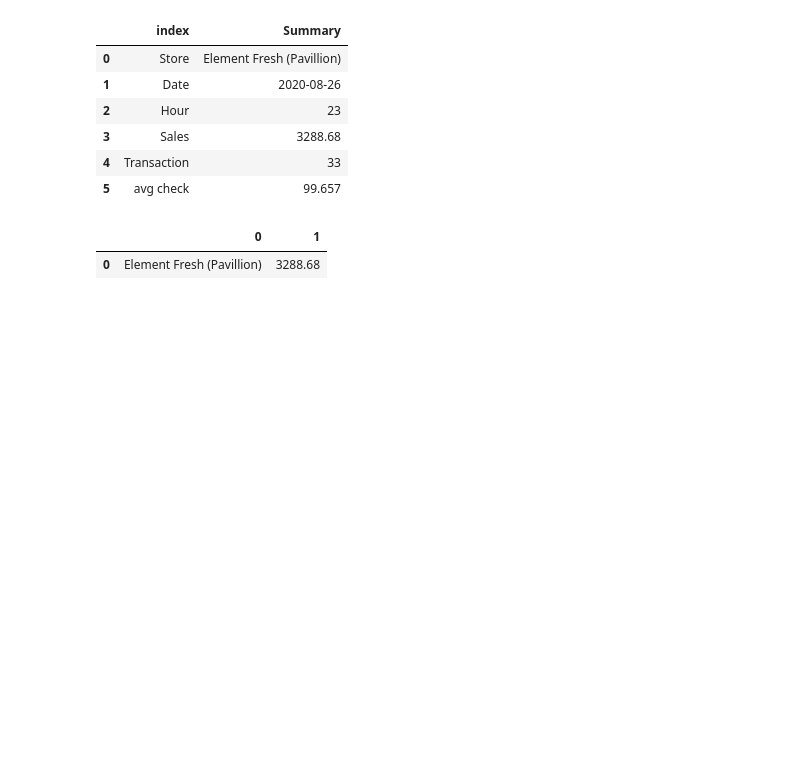
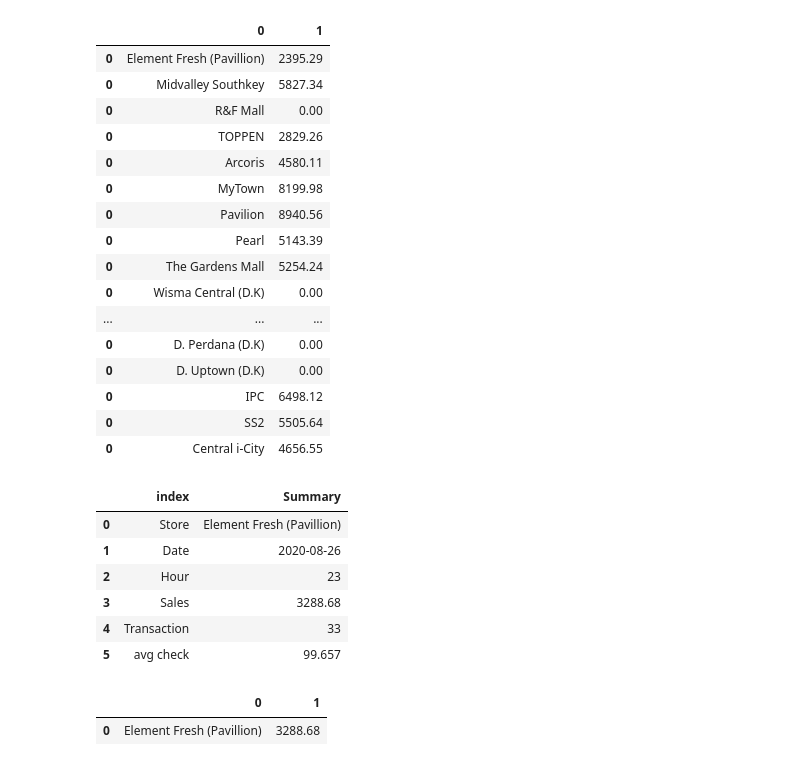
Before and after one commit to kookoowaa/Projects, a Jupyter notebook: Project_KC/Crawling (2020 Jul)/Untitled1.ipynb, the cells around one changed output. Cells and saved outputs as stored; diff of their text form; code cells hidden in the pictures; blank space fills up the shorter version.

```diff
--- a/Project_KC/Crawling (2020 Jul)/Untitled1.ipynb
+++ b/Project_KC/Crawling (2020 Jul)/Untitled1.ipynb
@@ -102,0 +122,20 @@ NoSuchElementException: Message: no such element: Unable to locate element: {"me
+# %%
+sales_summ
+# %% [output]
+|  | 0 | 1 |
+| 0 | Element Fresh (Pavillion) | 2395.29 |
+| 0 | Midvalley Southkey | 5827.34 |
+| 0 | R&F Mall | 0.00 |
+| 0 | TOPPEN | 2829.26 |
+| 0 | Arcoris | 4580.11 |
+| 0 | MyTown | 8199.98 |
+| 0 | Pavilion | 8940.56 |
+| 0 | Pearl | 5143.39 |
+| 0 | The Gardens Mall | 5254.24 |
+| 0 | Wisma Central (D.K) | 0.00 |
+| ... | ... | ... |
+| 0 | D. Perdana (D.K) | 0.00 |
+| 0 | D. Uptown (D.K) | 0.00 |
+| 0 | IPC | 6498.12 |
+| 0 | SS2 | 5505.64 |
+| 0 | Central i-City | 4656.55 |
```
Also changed, not shown: parts of 6 cells of this notebook.
